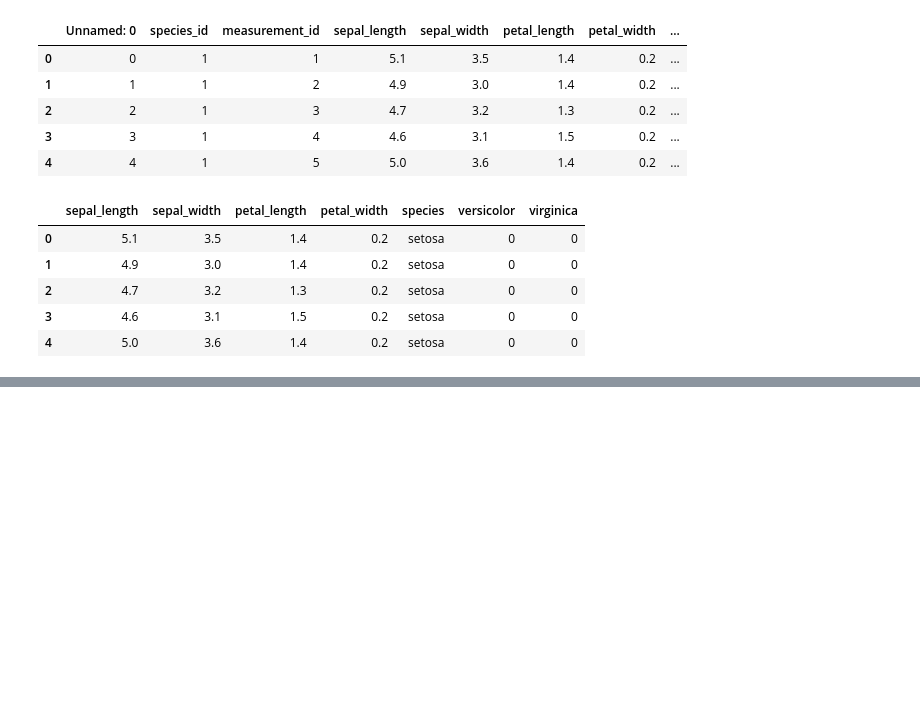
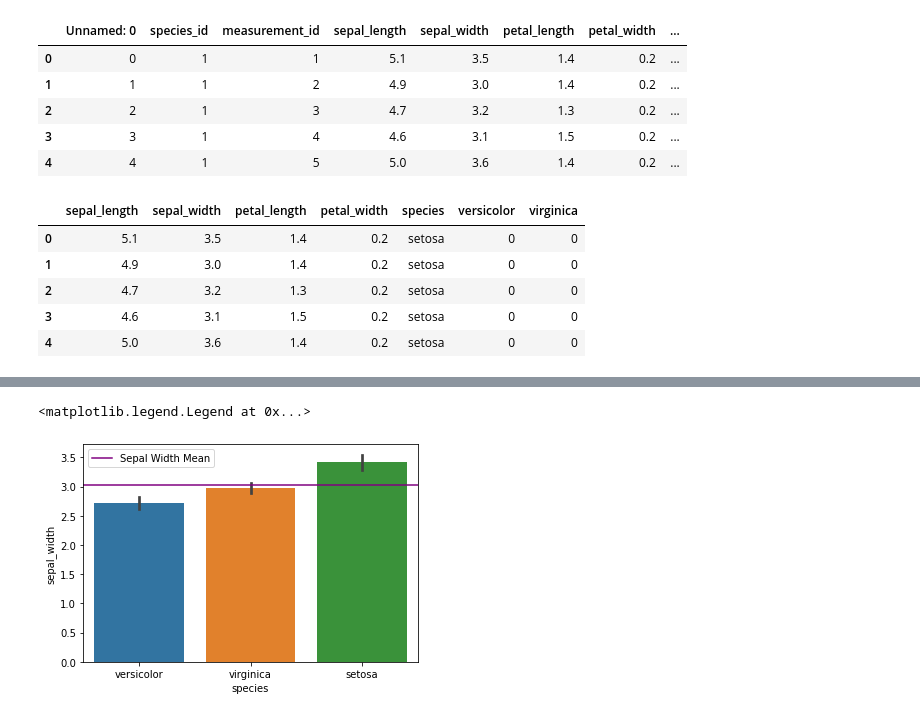
Before and after one commit to AndrewRachuig/classification-exercises, a Jupyter notebook: classification-exercises.ipynb, the cells around one changed output, grey strips where cells are left out. Saved outputs shown, nothing was run; the diff lists cells and outputs as text; code cells hidden in the pictures; blank space fills up the shorter version.

```diff
--- a/classification-exercises.ipynb
+++ b/classification-exercises.ipynb
@@ -693,0 +697,7 @@ Document takeaways & any actions.
+# %%
+sns.barplot(data = iris_train, x = 'species', y = 'sepal_width')
+plt.axhline(iris_train.sepal_width.mean(), label = 'Sepal Width Mean', color = "purple")
+plt.legend()
+# %% [output]
+<matplotlib.legend.Legend at 0x...>
+[figure, added]
```
Also changed, not shown: parts of 68 cells of this notebook.
